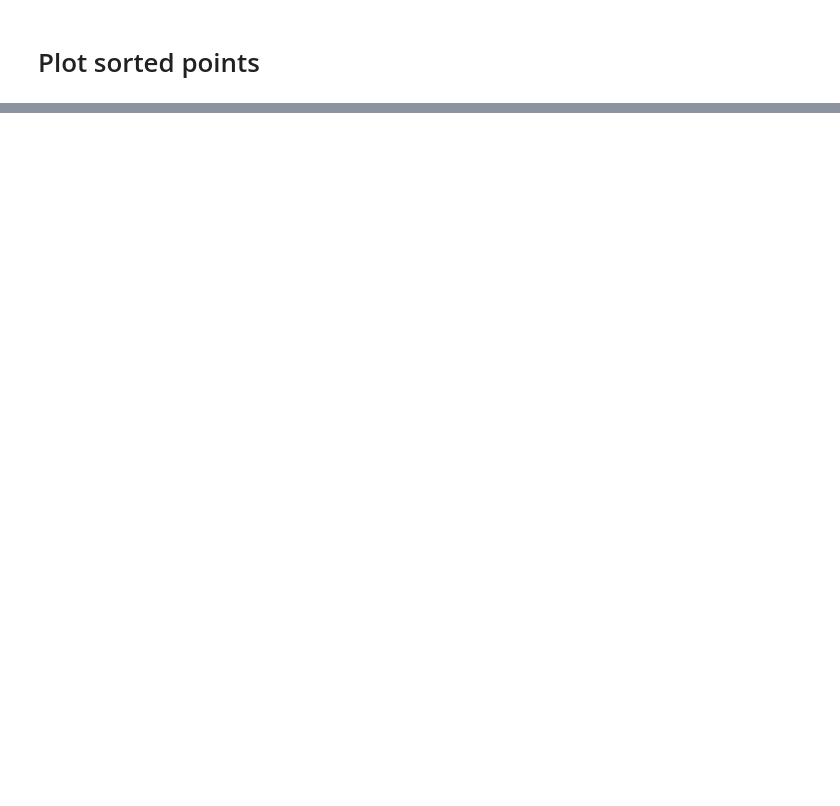
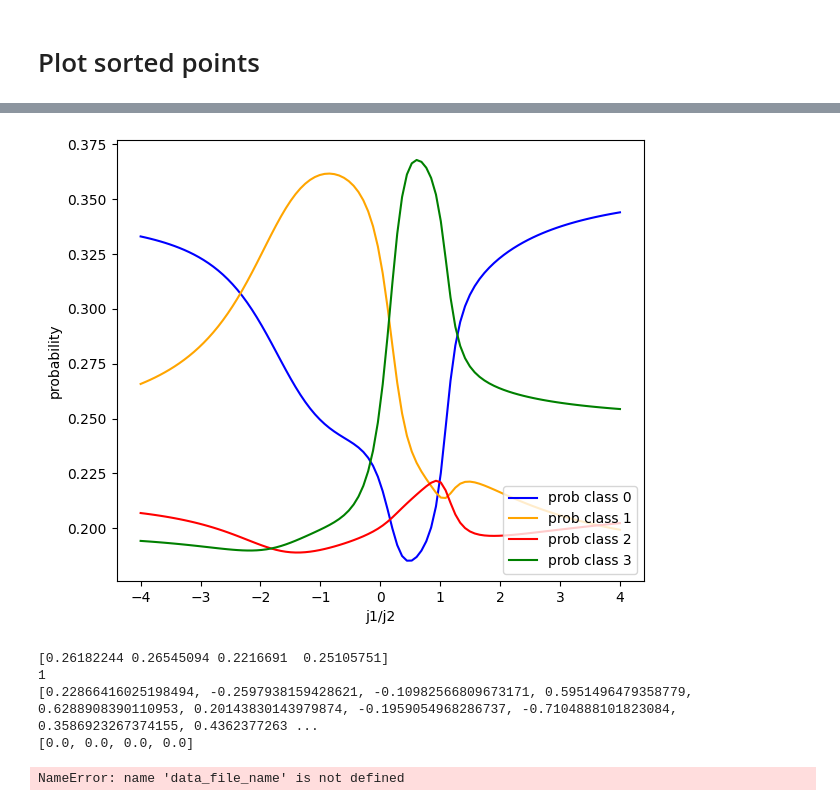
Before and after one commit to erikrecio/qurriculum_learning, a Jupyter notebook: Phase Recognition/main_penny5-jaxopt.ipynb, the cells around one changed output, grey strips where cells are left out. Drawn from its saved outputs; the diff is of its cells as text; code cells hidden in the pictures; blank space fills up the shorter version.

```diff
--- a/Phase Recognition/main_penny5-jaxopt.ipynb
+++ b/Phase Recognition/main_penny5-jaxopt.ipynb
@@ -1616,0 +1858,3 @@ plt.rcParams.update(plt.rcParamsDefault)
+# %%
+probs = pd.read_csv("2nd Hamiltonian - FSPACL probs.csv", header=None).to_numpy()
+print(probs)
@@ -1616,0 +1879,75 @@ plt.rcParams.update(plt.rcParamsDefault)
+# %%
+fig, axis = plt.subplots(1,1)
+fig.set_figheight(5)
+fig.set_figwidth(6)
+fig.tight_layout()
+
+x_axis = yy
+
+p00 = probs[:,0]
+p01 = probs[:,1]
+p10 = probs[:,2]
+p11 = probs[:,3]
+
+axis.plot(x_axis, p00, label="prob class 0", color="blue")
+axis.plot(x_axis, p01, label="prob class 1", color="orange")
+axis.plot(x_axis, p10, label="prob class 2", color="red")
+axis.plot(x_axis, p11, label="prob class 3", color="green")
+
+# axis.plot(x_axis, p00, label="prob class null", color="grey")
+# axis.plot(x_axis, p01, label="prob class 1", color="red")
+# axis.plot(x_axis, p10, label="prob class 2", color="blue")
+# axis.plot(x_axis, p11, label="prob class 3", color="orange")
+
+axis.set_xlabel('j1/j2')
+axis.set_ylabel('probability')
+axis.set_title(f"")
+plt.legend(loc="lower right")
+plt.show()
+# %% [output]
+[figure, added]
+# %%
+g0 = ground_state(0, 3)
+
+probs0 = variational_classifier(weights, np.array(bias), g0)
+print(probs0)
+
+pred0 = single_pred(weights, np.array(bias), g0)
+print(pred0)
+# %% [output]
+[0.26182244 0.26545094 0.2216691  0.25105751]
+1
+[0.22866416025198494, -0.2597938159428621, -0.10982566809673171, 0.5951496479358779, 0.6288908390110953, 0.20143830143979874, -0.1959054968286737, -0.7104888101823084, 0.3586923267374155, 0.4362377263 ...
+[0.0, 0.0, 0.0, 0.0]
+# %%
+run = 0
+iteration = -1
+time_now = "2024-05-23 19-13-08"  #"2024-05-21 18-02-14"
+file_name = "FSPACL"
+
+read_data = pd.read_csv(data_file_name,
+                        usecols=["weights",
+                                "bias",
+                                "j_val",
+                                "pred_val"],
+                        converters={"weights":ast.literal_eval,
+                                    "bias":ast.literal_eval,
+                                    "j_val":ast.literal_eval,
+                                    "pred_val":ast.literal_eval})
+
+weights = read_data["weights"][run][iteration]
+bias = read_data["bias"][run][iteration]
+j_val = np.array(read_data["j_val"][run])
+
+
+# margin = 0.01
+# x = j_val[:, 0]
+# y = j_val[:, 0]
+# new_j = np.array(list(zip(x[(x>1-margin) * (x<1+margin)], y[(y>-3-margin) * (y<-3+margin)])))
+# j_val = new_j
+
+
+# gs2 = np.array([ground_state(j1, j2) for j1, j2 in j_val])
+gs2 = jax.vmap(ground_state, in_axes=[0,0])(j_val[:,0], j_val[:,1])
+# %% [output]
+NameError: name 'data_file_name' is not defined
```
Also changed, not shown: parts of 30 cells of this notebook.
